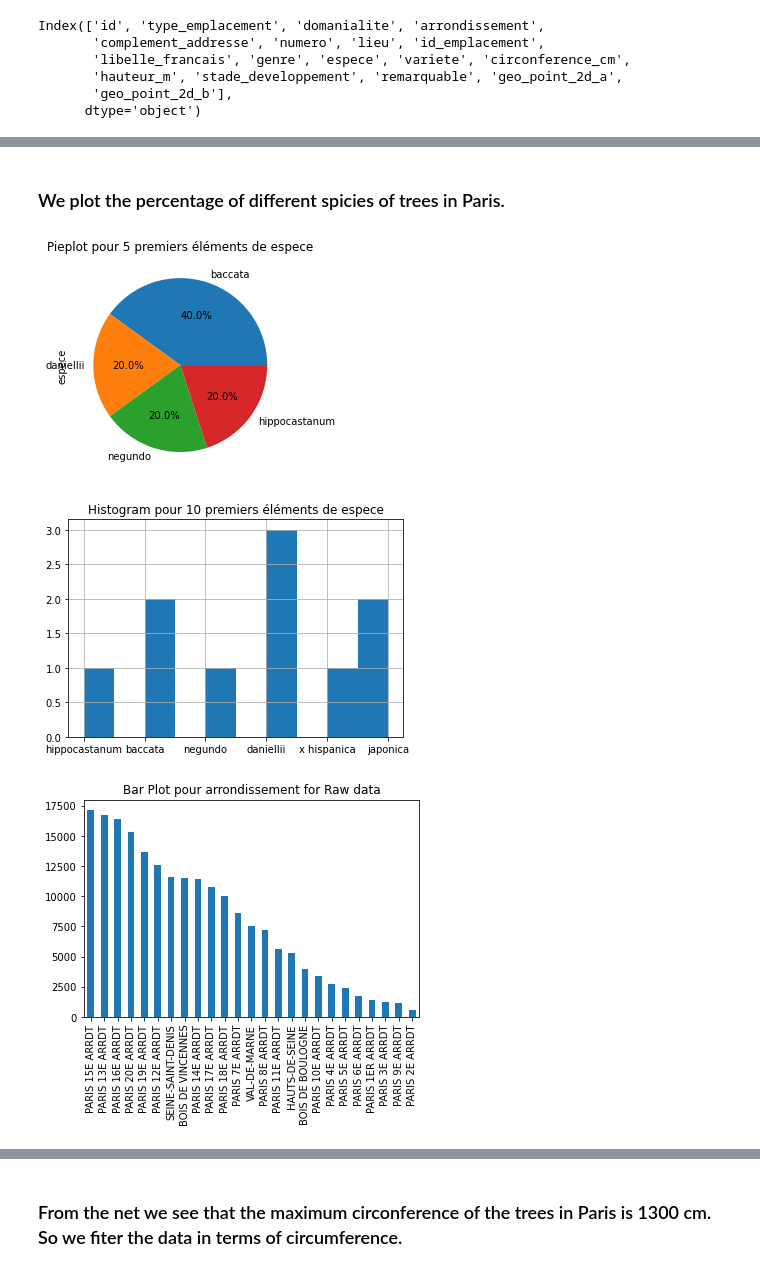
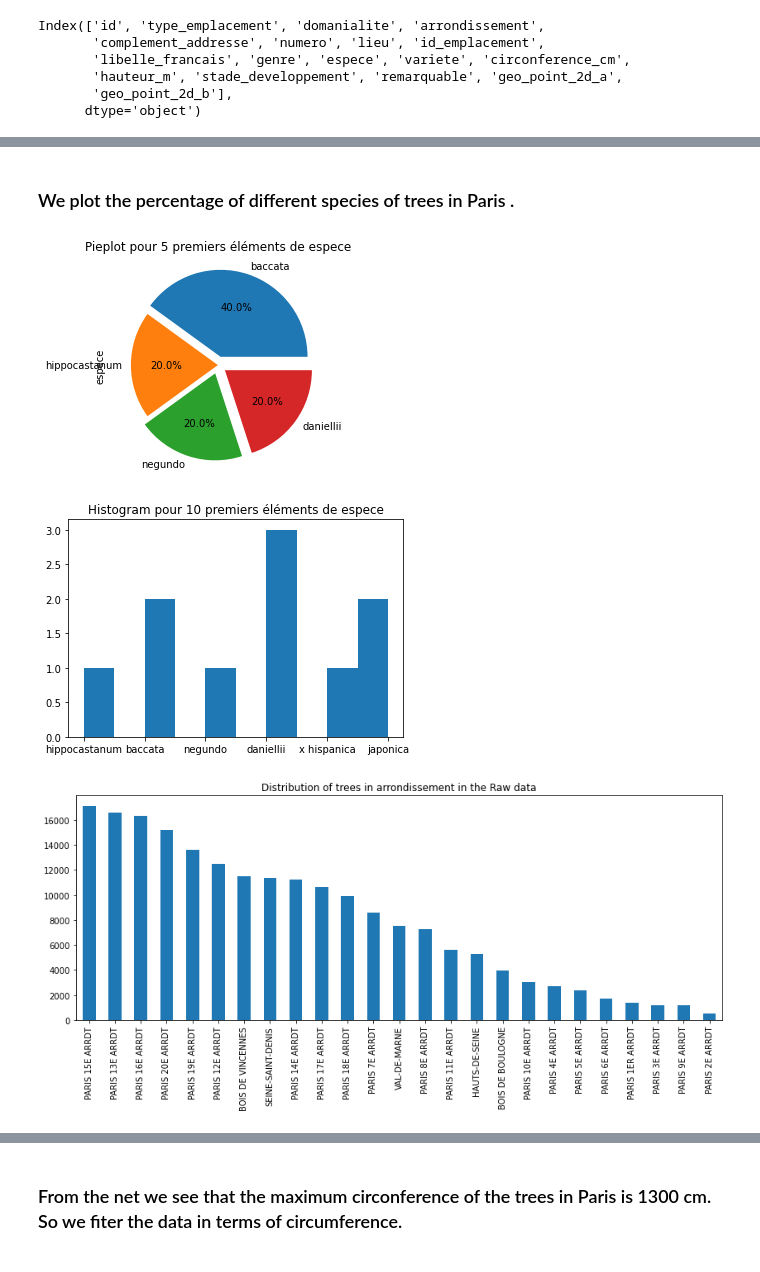
Before and after one commit to santra11/CreateSmartCity-Paris, a Jupyter notebook: ParisCity.ipynb, the cells around one changed output, grey strips where cells are left out. Saved outputs shown, nothing was run; the diff lists cells and outputs as text; code cells hidden in the pictures.

```diff
--- a/ParisCity.ipynb
+++ b/ParisCity.ipynb
@@ -43,0 +106,3 @@ Index(['id', 'type_emplacement', 'domanialite', 'arrondissement',
+# %%
+# Get rid of the NaN values in the column "espece"
+data= data.dropna(subset=['espece'])
@@ -44,14 +153,16 @@ Index(['id', 'type_emplacement', 'domanialite', 'arrondissement',
 # %% [markdown]
-### We plot the percentage of different spicies of trees in Paris.
+### We plot the percentage of different species of trees in Paris .
 # %%
-data['espece'][0:5].value_counts().plot.pie(center=(0, 0), radius=1.0, autopct='%1.1f%%').set_title('Pieplot pour 5 premiers éléments de espece');
+data['espece'][0:5].value_counts().plot.pie(center=(0, 0), radius=1.0, autopct='%1.1f%%',
+                                            explode=(0.1, 0.0, 0.1, 0.1)).set_title('Pieplot pour 5 premiers éléments de espece');
 # %% [output]
-[figure, old version]
+[figure, new version]
 # %%
-data['espece'][0:10].hist().set_title('Histogram pour 10 premiers éléments de espece');
+data['espece'][0:10].hist(grid=False).set_title('Histogram pour 10 premiers éléments de espece');
 # %% [output]
-[figure, old version]
+[figure, new version]
 # %%
-data['arrondissement'].value_counts().plot.bar().set_title('Bar Plot pour arrondissement for Raw data');
+plt.figure(figsize =(14,5))
+data['arrondissement'].value_counts().plot.bar().set_title('Distribution of trees in arrondissement in the Raw data');
 # %% [output]
-[figure, old version]
+[figure, new version]
```
Also changed, not shown: parts of 31 cells of this notebook.
